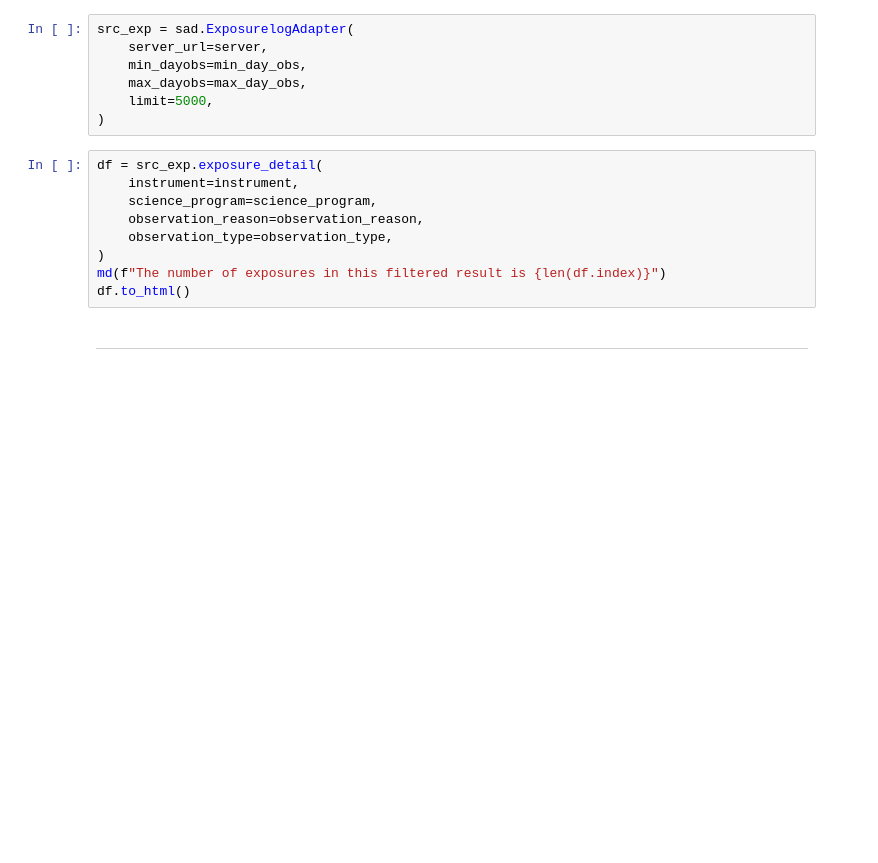
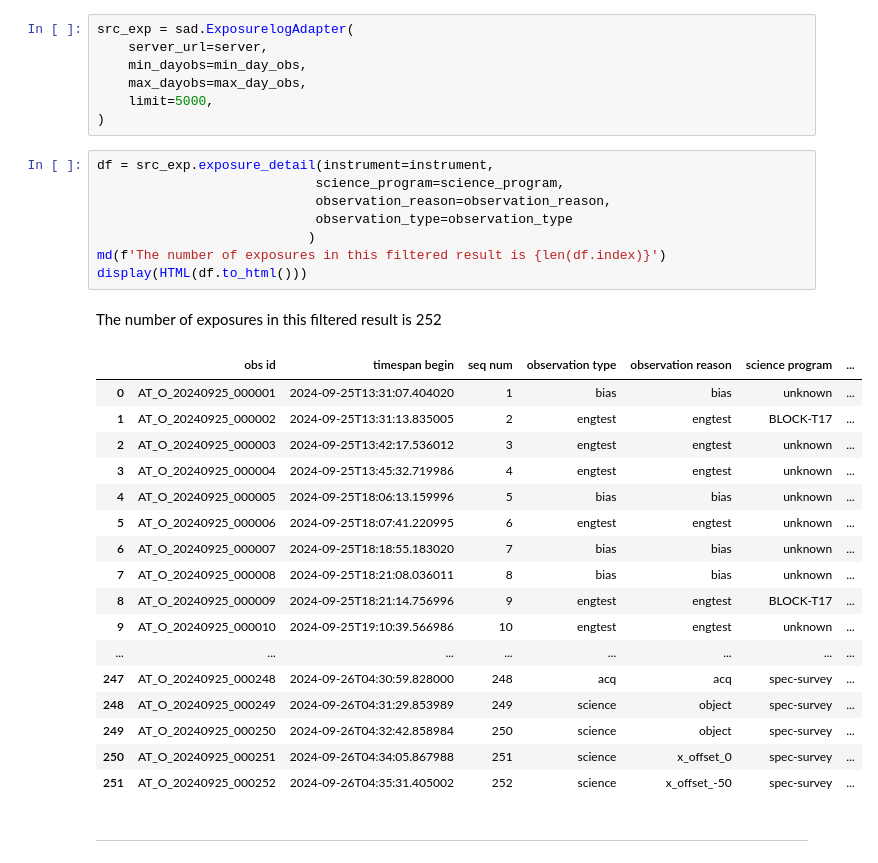
Before and after one commit to lsst-ts/ts_logging_and_reporting, a Jupyter notebook: notebooks_tsqr/ExposureDetail.ipynb, the cells around one changed output. Saved outputs shown, nothing was run; the diff lists cells and outputs as text; blank space fills up the shorter version.

Commit message:
dataframe to html

```diff
--- a/notebooks_tsqr/ExposureDetail.ipynb
+++ b/notebooks_tsqr/ExposureDetail.ipynb
@@ -75,14 +83,32 @@ src_exp = sad.ExposurelogAdapter(
     limit=5000,
 )
 # %%
-df = src_exp.exposure_detail(
-    instrument=instrument,
-    science_program=science_program,
-    observation_reason=observation_reason,
-    observation_type=observation_type,
-)
-md(f"The number of exposures in this filtered result is {len(df.index)}")
-df.to_html()
+df = src_exp.exposure_detail(instrument=instrument,
+                            science_program=science_program,
+                            observation_reason=observation_reason,
+                            observation_type=observation_type
+                           )
+md(f'The number of exposures in this filtered result is {len(df.index)}')
+display(HTML(df.to_html()))
+# %% [output]
+The number of exposures in this filtered result is 252
+|  | obs id | timespan begin | seq num | observation type | observation reason | science program | ... |
+| 0 | AT_O_20240925_000001 | 2024-09-25T13:31:07.404020 | 1 | bias | bias | unknown | ... |
+| 1 | AT_O_20240925_000002 | 2024-09-25T13:31:13.835005 | 2 | engtest | engtest | BLOCK-T17 | ... |
+| 2 | AT_O_20240925_000003 | 2024-09-25T13:42:17.536012 | 3 | engtest | engtest | unknown | ... |
+| 3 | AT_O_20240925_000004 | 2024-09-25T13:45:32.719986 | 4 | engtest | engtest | unknown | ... |
+| 4 | AT_O_20240925_000005 | 2024-09-25T18:06:13.159996 | 5 | bias | bias | unknown | ... |
+| 5 | AT_O_20240925_000006 | 2024-09-25T18:07:41.220995 | 6 | engtest | engtest | unknown | ... |
+| 6 | AT_O_20240925_000007 | 2024-09-25T18:18:55.183020 | 7 | bias | bias | unknown | ... |
+| 7 | AT_O_20240925_000008 | 2024-09-25T18:21:08.036011 | 8 | bias | bias | unknown | ... |
+| 8 | AT_O_20240925_000009 | 2024-09-25T18:21:14.756996 | 9 | engtest | engtest | BLOCK-T17 | ... |
+| 9 | AT_O_20240925_000010 | 2024-09-25T19:10:39.566986 | 10 | engtest | engtest | unknown | ... |
+| ... | ... | ... | ... | ... | ... | ... | ... |
+| 247 | AT_O_20240925_000248 | 2024-09-26T04:30:59.828000 | 248 | acq | acq | spec-survey | ... |
+| 248 | AT_O_20240925_000249 | 2024-09-26T04:31:29.853989 | 249 | science | object | spec-survey | ... |
+| 249 | AT_O_20240925_000250 | 2024-09-26T04:32:42.858984 | 250 | science | object | spec-survey | ... |
+| 250 | AT_O_20240925_000251 | 2024-09-26T04:34:05.867988 | 251 | science | x_offset_0 | spec-survey | ... |
+| 251 | AT_O_20240925_000252 | 2024-09-26T04:35:31.405002 | 252 | science | x_offset_-50 | spec-survey | ... |
 # %% [markdown]
 -----------------
 # %% [markdown]
```
Also changed, not shown: parts of 3 cells of this notebook.
